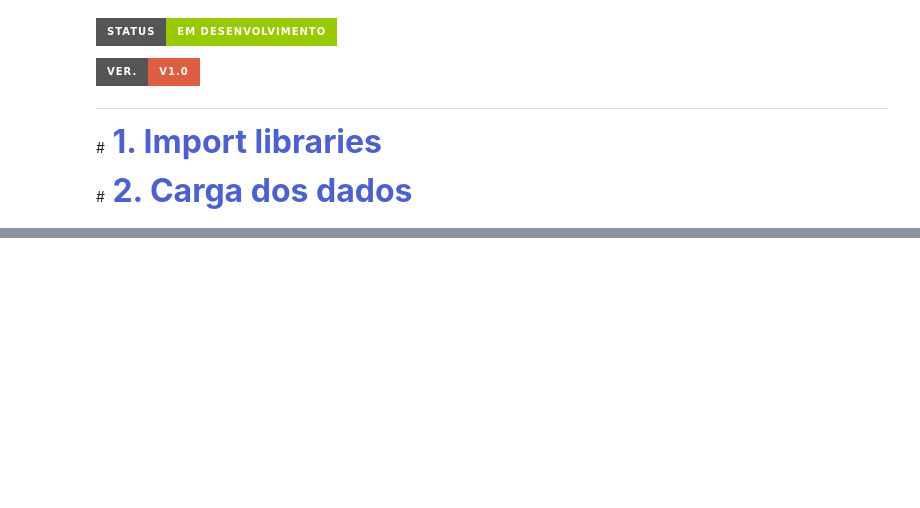
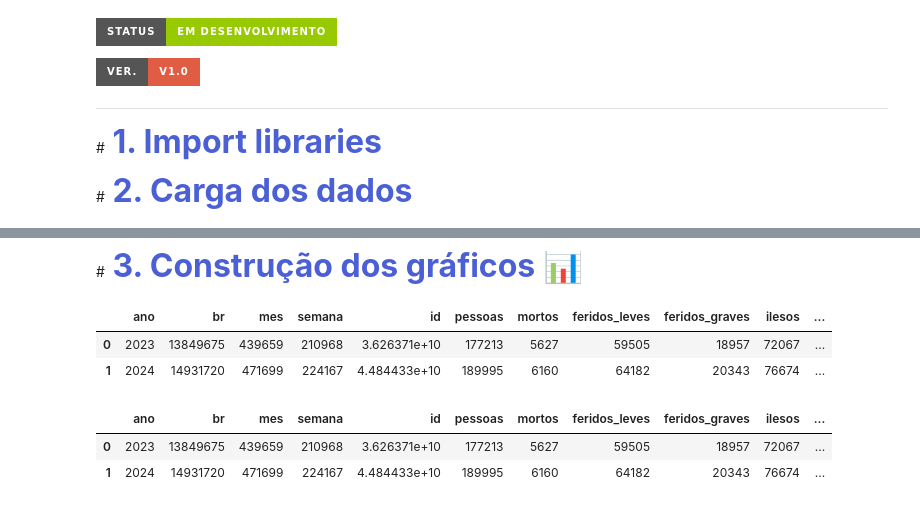
Before and after one commit to gabrielmprata/acidentes_transito, a Jupyter notebook: Acidentes_Rodoviarios_DataViz.ipynb, the cells around one changed output, grey strips where cells are left out. Cells and saved outputs as stored; diff of their text form; code cells hidden in the pictures; badges without logos; blank space fills up the shorter version.

```diff
--- a/Acidentes_Rodoviarios_DataViz.ipynb
+++ b/Acidentes_Rodoviarios_DataViz.ipynb
@@ -52,4 +52,4 @@ url2   = "https://raw.githubusercontent.com/gabrielmprata/acidentes_transito/mai
 df_acidentes = pd.read_csv(url, compression='bz2', encoding = "utf8", delimiter=',')
 
 # Ano atual com 2023 somente para comparativo
-df_acidentes_2023 = pd.read_csv(url2, compression='bz2', encoding = "Latin 1", delimiter=',')
+df_hs_acidentes = pd.read_csv(url2, compression='bz2', encoding = "utf8", delimiter=',')
@@ -71,0 +92,14 @@ df_acidentes
+# %% [markdown]
+#**<font color=#4c60d6 size="6"> 3. Construção dos gráficos 📊**
+# %%
+df_hs_acidentes.groupby(["ano"]).sum(['sinistro','pessoas','mortos', 'feridos_leves', 'feridos_graves', 'ilesos', 'ignorados', 'veiculos']).reset_index()
+# %% [output]
+|  | ano | br | mes | semana | id | pessoas | mortos | feridos_leves | feridos_graves | ilesos | ... |
+| 0 | 2023 | 13849675 | 439659 | 210968 | 3.626371e+10 | 177213 | 5627 | 59505 | 18957 | 72067 | ... |
+| 1 | 2024 | 14931720 | 471699 | 224167 | 4.484433e+10 | 189995 | 6160 | 64182 | 20343 | 76674 | ... |
+# %%
+hs_acidentes
+# %% [output]
+|  | ano | br | mes | semana | id | pessoas | mortos | feridos_leves | feridos_graves | ilesos | ... |
+| 0 | 2023 | 13849675 | 439659 | 210968 | 3.626371e+10 | 177213 | 5627 | 59505 | 18957 | 72067 | ... |
+| 1 | 2024 | 14931720 | 471699 | 224167 | 4.484433e+10 | 189995 | 6160 | 64182 | 20343 | 76674 | ... |
```
Also changed, not shown: parts of 4 cells of this notebook.
